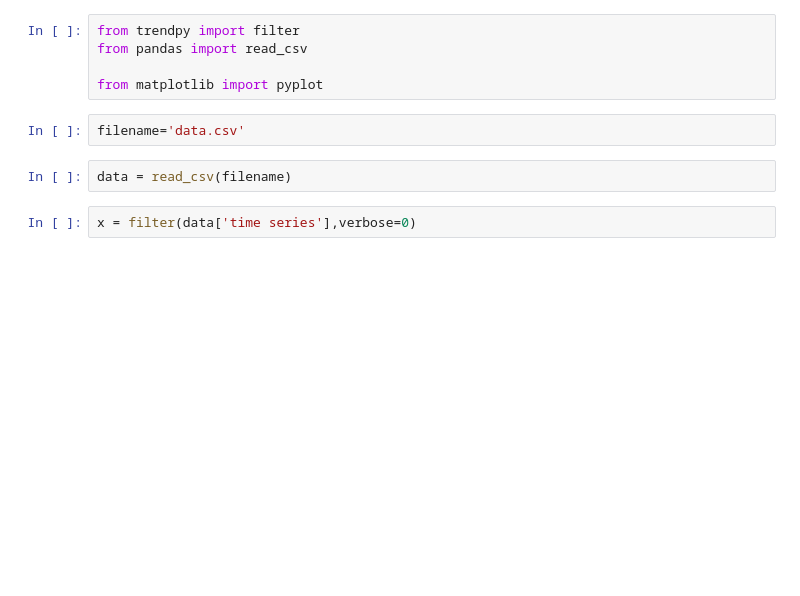
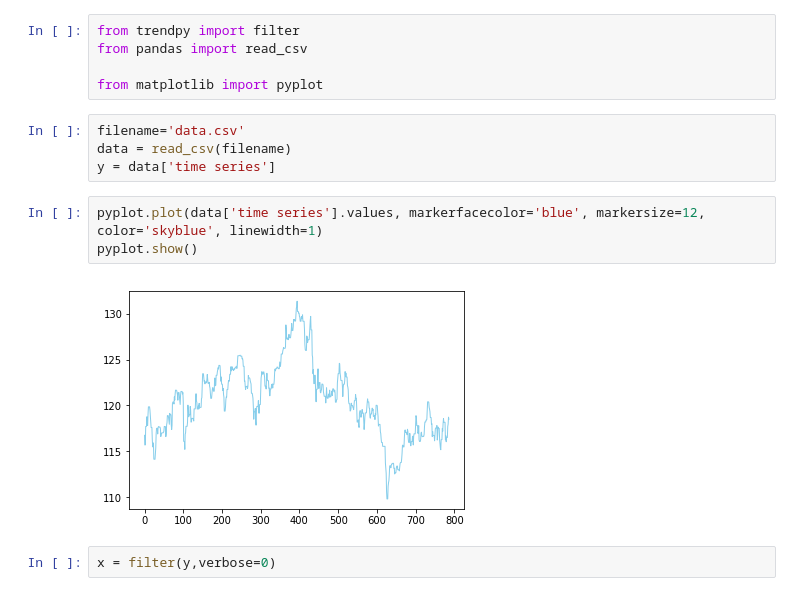
Before and after one commit to RonsenbergVI/trendpy, a Jupyter notebook: example/example.ipynb, the cells around one changed output. Drawn from its saved outputs; the diff is of its cells as text; blank space fills up the shorter version.

```diff
--- a/example/example.ipynb
+++ b/example/example.ipynb
@@ -5,8 +5,13 @@ from pandas import read_csv
 from matplotlib import pyplot
 # %%
 filename='data.csv'
+data = read_csv(filename)
+y = data['time series']
-# %%
-data = read_csv(filename)
+# %%
+pyplot.plot(data['time series'].values, markerfacecolor='blue', markersize=12, color='skyblue', linewidth=1)
+pyplot.show()
+# %% [output]
+[figure, added]
 # %%
-x = filter(data['time series'],verbose=0)
+x = filter(y,verbose=0)
 # %%
```
Also changed, not shown: parts of 1 cell of this notebook, 1 other file.
